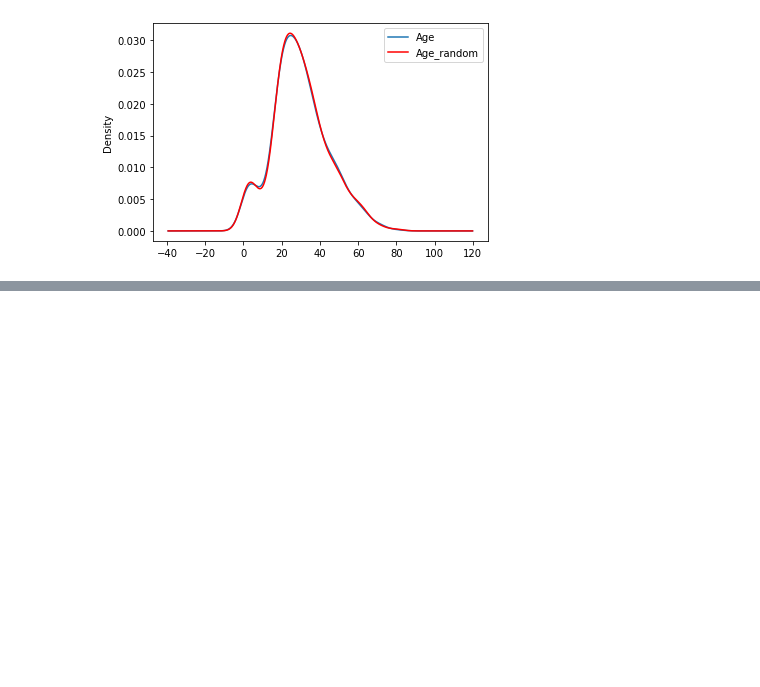
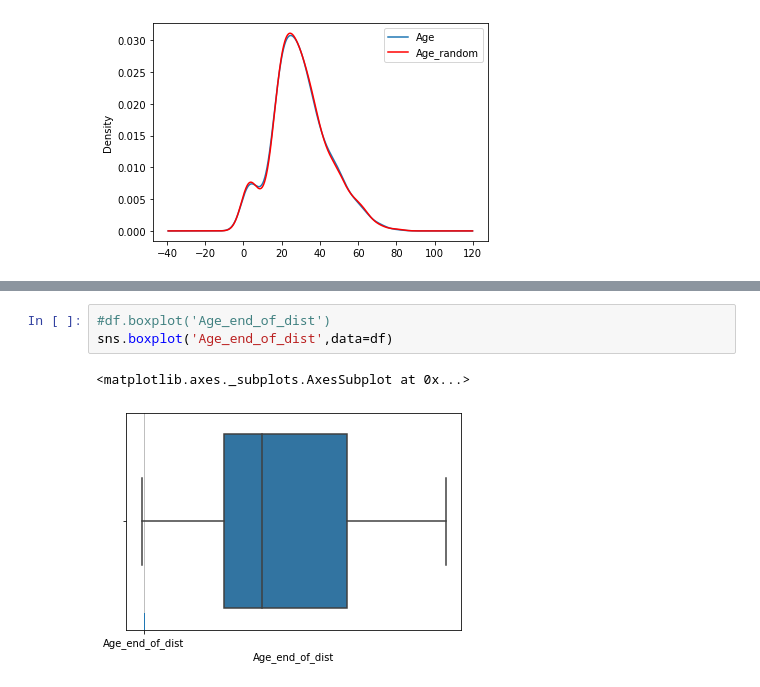
Before and after one commit to ShahdabKhatri/feature-engineering, a Jupyter notebook: handling missing values.ipynb, the cells around one changed output, grey strips where cells are left out. Drawn from its saved outputs; the diff is of its cells as text; blank space fills up the shorter version.

```diff
--- a/handling missing values.ipynb
+++ b/handling missing values.ipynb
@@ -186,0 +242,6 @@ ax.legend(lines,labels,loc='best')
+# %%
+#df.boxplot('Age_end_of_dist')
+sns.boxplot('Age_end_of_dist',data=df)
+# %% [output]
+<matplotlib.axes._subplots.AxesSubplot at 0x...>
+[figure, added]
```
Also changed, not shown: parts of 16 cells of this notebook.
